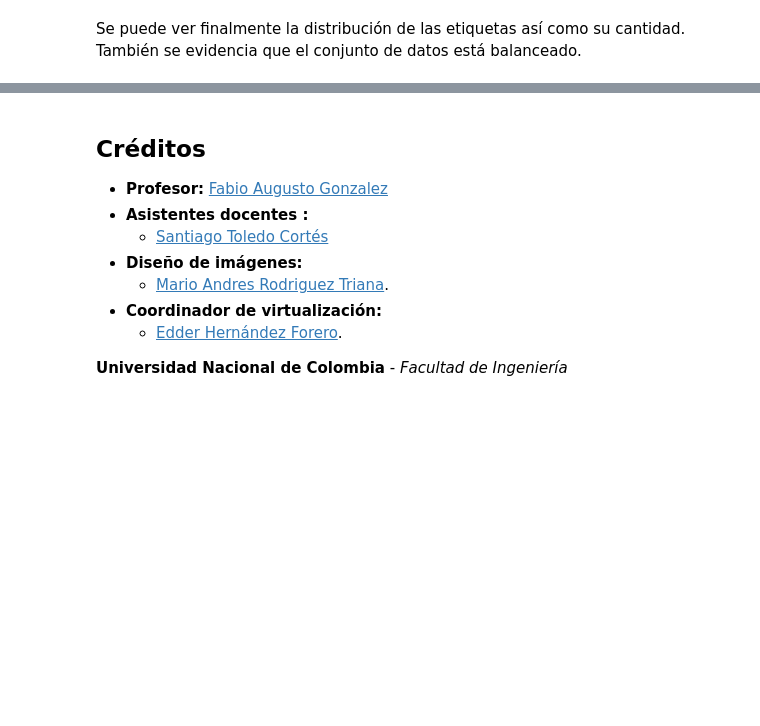
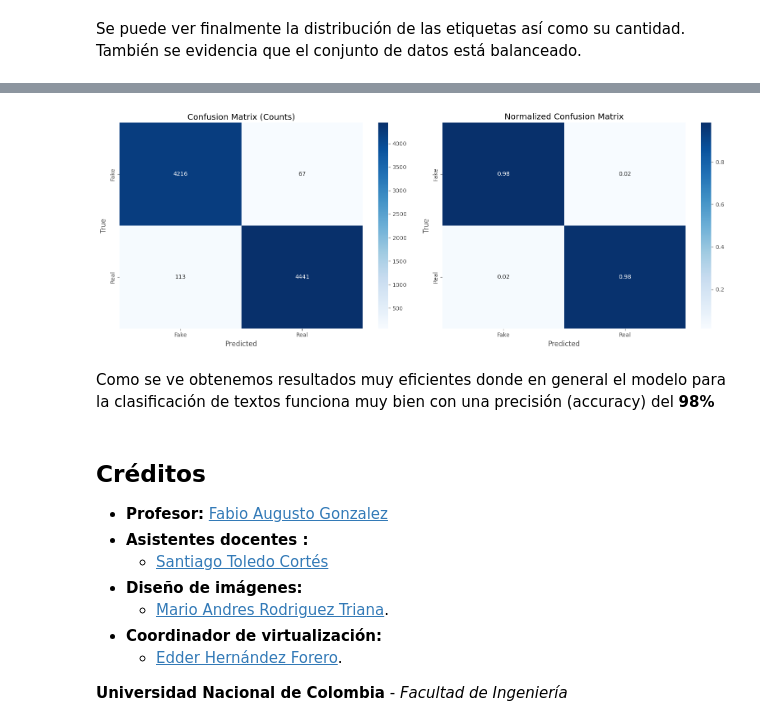
Before and after one commit to jgarnicaa/FakeNews, a Jupyter notebook: FakeNewsModel.ipynb, the cells around one changed output, grey strips where cells are left out. Saved outputs shown, nothing was run; the diff lists cells and outputs as text; code cells hidden in the pictures; blank space fills up the shorter version.

```diff
--- a/FakeNewsModel.ipynb
+++ b/FakeNewsModel.ipynb
@@ -188,0 +723,32 @@ La selección de las técnicas de preprocesamiento puede variar en cada conjunto
+# %%
+y_pred_probs = model.predict(test_encodings2)
+y_pred_labels = np.argmax(y_pred_probs, axis=1)
+y_test_encoded = tf.keras.utils.to_categorical(y_test_encoded)
+y_true_labels = np.argmax(y_test_encoded, axis=1)
+
+# Calculo de matriz de confusión y matriz de confusión normalizada
+conf_matrix = confusion_matrix(y_true_labels, y_pred_labels)
+conf_matrix_normalized = confusion_matrix(y_true_labels, y_pred_labels, normalize='true')
+
+# Creación del subplot
+fig, axes = plt.subplots(1, 2, figsize=(16, 6))
+
+# Matriz de confusión tradicional
+sns.heatmap(conf_matrix, annot=True, fmt="d", cmap='Blues',
+            xticklabels=['Fake', 'Real'],
+            yticklabels=['Fake', 'Real'], ax=axes[0])
+axes[0].set_title('Confusion Matrix (Counts)')
+axes[0].set_xlabel('Predicted')
+axes[0].set_ylabel('True')
+
+# Matriz de confusión normalizada
+sns.heatmap(conf_matrix_normalized, annot=True, fmt=".2f", cmap='Blues',
+            xticklabels=['Fake', 'Real'],
+            yticklabels=['Fake', 'Real'], ax=axes[1])
+axes[1].set_title('Normalized Confusion Matrix')
+axes[1].set_xlabel('Predicted')
+axes[1].set_ylabel('True')
+
+plt.tight_layout()
+plt.show()
+# %% [output]
@@ -189,3 +756,6 @@ La selección de las técnicas de preprocesamiento puede variar en cada conjunto
+[figure, added]
+# %% [markdown]
+Como se ve obtenemos resultados muy eficientes donde en general el modelo para la clasificación de textos funciona muy bien con una precisión (accuracy) del **98%**
 # %% [markdown]
 ## **Créditos**
 
```
Also changed, not shown: parts of 63 cells of this notebook.
